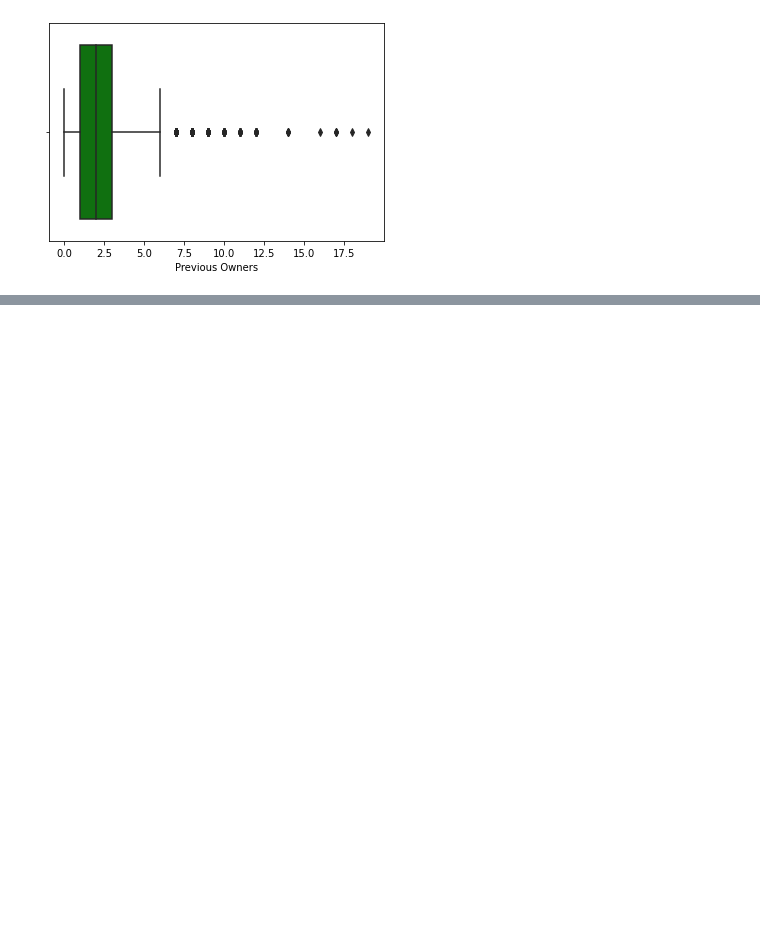
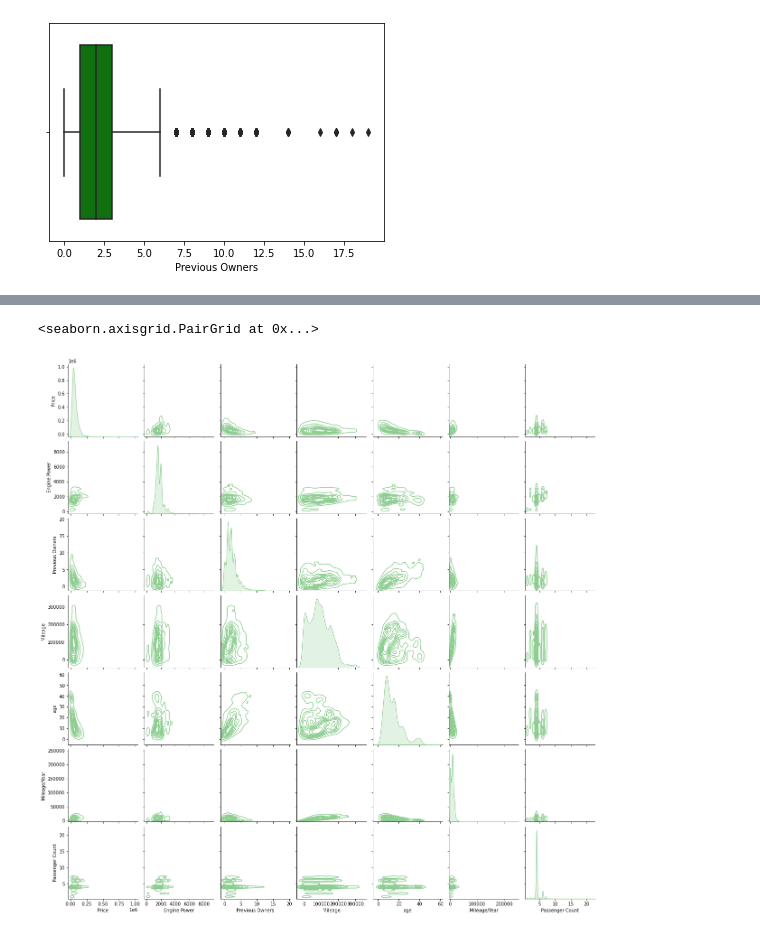
Before and after one commit to HalaKhalifa/Car-Price-Prediction, a Jupyter notebook: Preprocessing - part 3.ipynb, the cells around one changed output, grey strips where cells are left out. Drawn from its saved outputs; the diff is of its cells as text; code cells hidden in the pictures; blank space fills up the shorter version.

```diff
--- a/Preprocessing - part 3.ipynb
+++ b/Preprocessing - part 3.ipynb
@@ -342,0 +367,5 @@ sns.jointplot(x='Engine Power',y='Mileage',data=df,kind='hex',cmap='Greens',colo
+# %%
+sns.pairplot(important_numeric_features, kind="kde", palette='Greens_d')
+# %% [output]
+<seaborn.axisgrid.PairGrid at 0x...>
+[figure, added]
```
Also changed, not shown: parts of 65 cells of this notebook, 2 other files.
